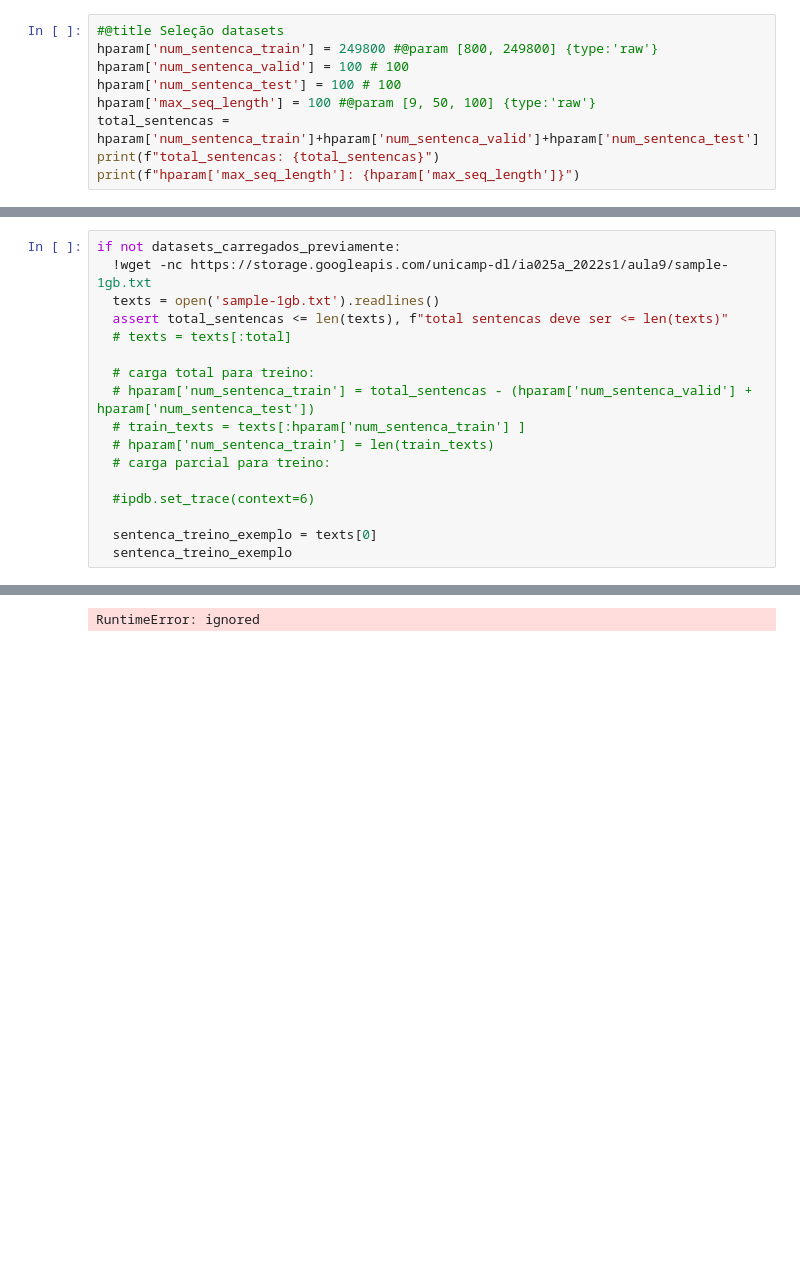
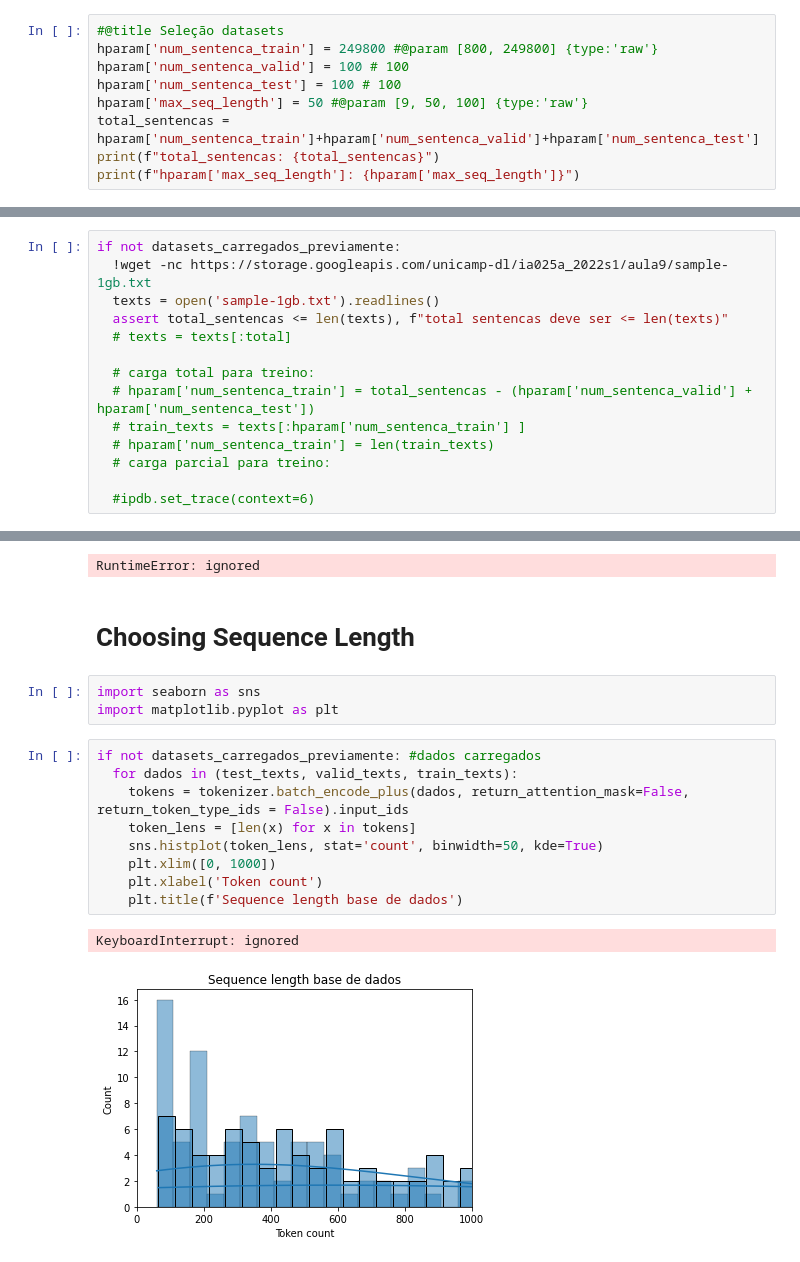
Before and after one commit to marcusborela/Aprendizado-Profundo-Unicamp, a Jupyter notebook: Cópia_de_Aula_10_LM_Exercício_Marcus_Borela.ipynb, the cells around one changed output, grey strips where cells are left out. Cells and saved outputs as stored; diff of their text form; blank space fills up the shorter version.

```diff
--- a/Cópia_de_Aula_10_LM_Exercício_Marcus_Borela.ipynb
+++ b/Cópia_de_Aula_10_LM_Exercício_Marcus_Borela.ipynb
@@ -568,7 +609,7 @@ Drive already mounted at /content/drive; to attempt to forcibly remount, call dr
 hparam['num_sentenca_train'] = 249800 #@param [800, 249800] {type:'raw'}
 hparam['num_sentenca_valid'] = 100 # 100
 hparam['num_sentenca_test'] = 100 # 100
-hparam['max_seq_length'] = 100 #@param [9, 50, 100] {type:'raw'}
+hparam['max_seq_length'] = 50 #@param [9, 50, 100] {type:'raw'}
 total_sentencas = hparam['num_sentenca_train']+hparam['num_sentenca_valid']+hparam['num_sentenca_test']
 print(f"total_sentencas: {total_sentencas}")
 print(f"hparam['max_seq_length']: {hparam['max_seq_length']}")
@@ -619,6 +655,3 @@ if not datasets_carregados_previamente:
   # carga parcial para treino:
 
   #ipdb.set_trace(context=6)
-
-  sentenca_treino_exemplo = texts[0]
-  sentenca_treino_exemplo
@@ -2099,3 +2297,20 @@ Traceback (most recent call last):
     def _releaseLock():
 KeyboardInterrupt
 RuntimeError: ignored
+# %% [markdown]
+# Choosing Sequence Length
+# %%
+import seaborn as sns
+import matplotlib.pyplot as plt
+# %%
+if not datasets_carregados_previamente: #dados carregados
+  for dados in (test_texts, valid_texts, train_texts):
+    tokens = tokenizer.batch_encode_plus(dados, return_attention_mask=False, return_token_type_ids = False).input_ids
+    token_lens = [len(x) for x in tokens]
+    sns.histplot(token_lens, stat='count', binwidth=50, kde=True)
+    plt.xlim([0, 1000])
+    plt.xlabel('Token count')
+    plt.title(f'Sequence length base de dados')
+# %% [output]
+KeyboardInterrupt: ignored
+[figure, added]
```
Also changed, not shown: parts of 74 cells of this notebook.
